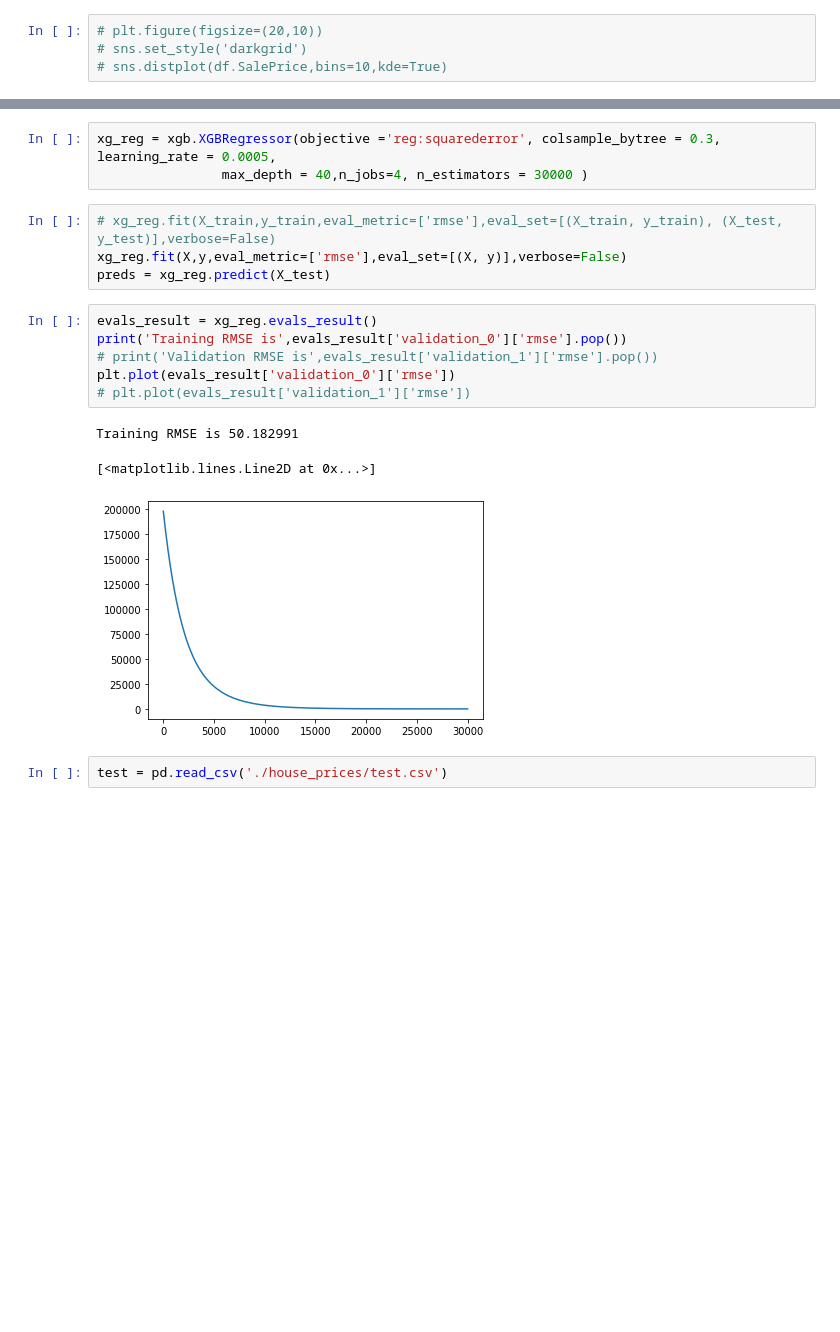
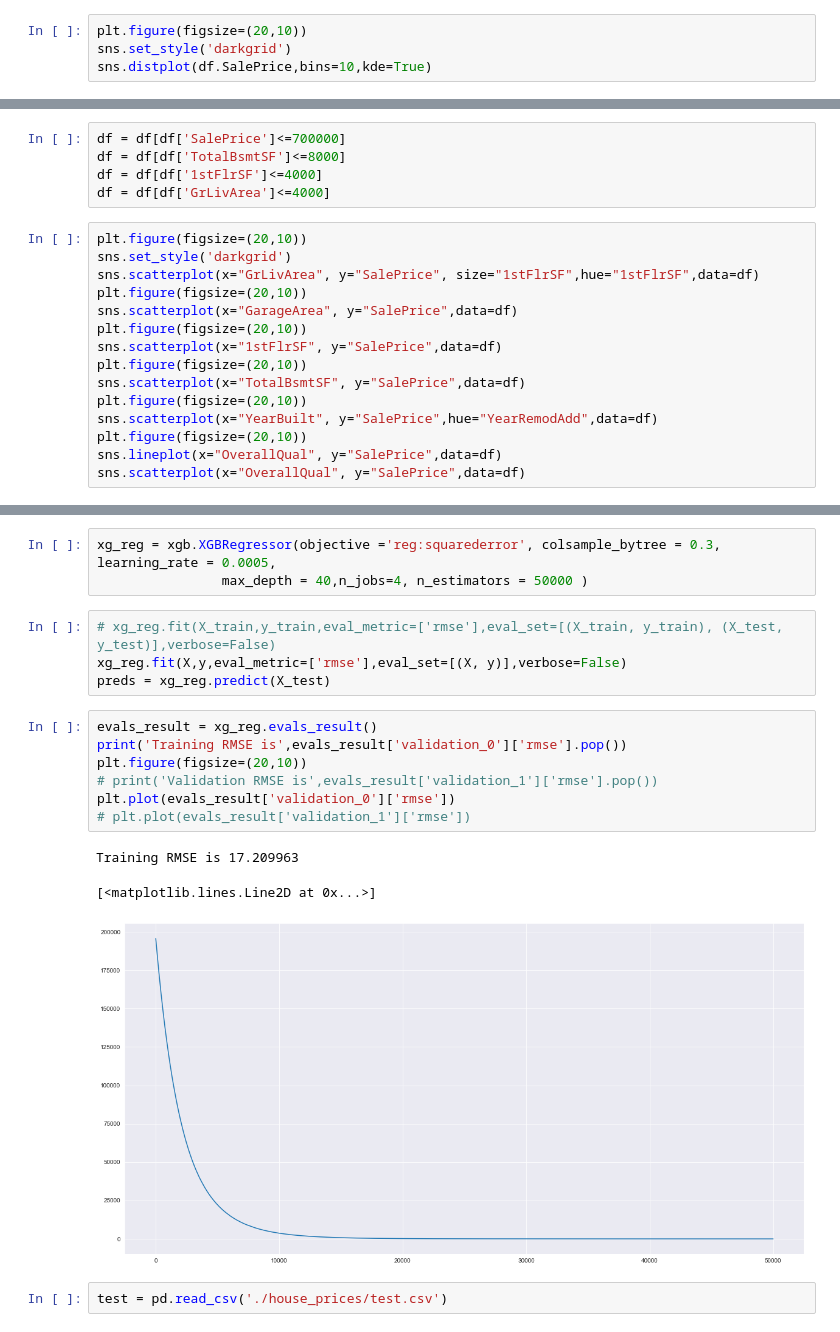
Before and after one commit to VasilisMpletsos/House-Prices-Kaggle-Competition, a Jupyter notebook: HousePrices.ipynb, the cells around one changed output, grey strips where cells are left out. Saved outputs shown, nothing was run; the diff lists cells and outputs as text; blank space fills up the shorter version.

```diff
--- a/HousePrices.ipynb
+++ b/HousePrices.ipynb
@@ -32,6 +43,6 @@ df = pd.read_csv("./house_prices/train.csv",low_memory=False)
 # %% [markdown]
 We don't have missing values in sales price and year built
 # %%
-# plt.figure(figsize=(20,10))
-# sns.set_style('darkgrid')
-# sns.distplot(df.SalePrice,bins=10,kde=True)
+plt.figure(figsize=(20,10))
+sns.set_style('darkgrid')
+sns.distplot(df.SalePrice,bins=10,kde=True)
@@ -93,0 +121,20 @@ for label,content in df.items():
+# %%
+df = df[df['SalePrice']<=700000]
+df = df[df['TotalBsmtSF']<=8000]
+df = df[df['1stFlrSF']<=4000]
+df = df[df['GrLivArea']<=4000]
+# %%
+plt.figure(figsize=(20,10))
+sns.set_style('darkgrid')
+sns.scatterplot(x="GrLivArea", y="SalePrice", size="1stFlrSF",hue="1stFlrSF",data=df)
+plt.figure(figsize=(20,10))
+sns.scatterplot(x="GarageArea", y="SalePrice",data=df)
+plt.figure(figsize=(20,10))
+sns.scatterplot(x="1stFlrSF", y="SalePrice",data=df)
+plt.figure(figsize=(20,10))
+sns.scatterplot(x="TotalBsmtSF", y="SalePrice",data=df)
+plt.figure(figsize=(20,10))
+sns.scatterplot(x="YearBuilt", y="SalePrice",hue="YearRemodAdd",data=df)
+plt.figure(figsize=(20,10))
+sns.lineplot(x="OverallQual", y="SalePrice",data=df)
+sns.scatterplot(x="OverallQual", y="SalePrice",data=df)
@@ -155,7 +210,7 @@ from sklearn.model_selection import train_test_split
 X_train, X_test, y_train, y_test = train_test_split(X, y, test_size=0.05)
 # %%
 xg_reg = xgb.XGBRegressor(objective ='reg:squarederror', colsample_bytree = 0.3, learning_rate = 0.0005,
-                max_depth = 40,n_jobs=4, n_estimators = 30000 )
+                max_depth = 40,n_jobs=4, n_estimators = 50000 )
 # %%
 # xg_reg.fit(X_train,y_train,eval_metric=['rmse'],eval_set=[(X_train, y_train), (X_test, y_test)],verbose=False)
 xg_reg.fit(X,y,eval_metric=['rmse'],eval_set=[(X, y)],verbose=False)
@@ -163,13 +218,14 @@ preds = xg_reg.predict(X_test)
 # %%
 evals_result = xg_reg.evals_result()
 print('Training RMSE is',evals_result['validation_0']['rmse'].pop())
+plt.figure(figsize=(20,10))
 # print('Validation RMSE is',evals_result['validation_1']['rmse'].pop())
 plt.plot(evals_result['validation_0']['rmse'])
 # plt.plot(evals_result['validation_1']['rmse'])
 # %% [output]
-Training RMSE is 50.182991
+Training RMSE is 17.209963
 [<matplotlib.lines.Line2D at 0x...>]
-[figure, old version]
+[figure, new version]
 # %%
 test = pd.read_csv('./house_prices/test.csv')
 # %%
```
Also changed, not shown: parts of 10 cells of this notebook, 4 other files.
